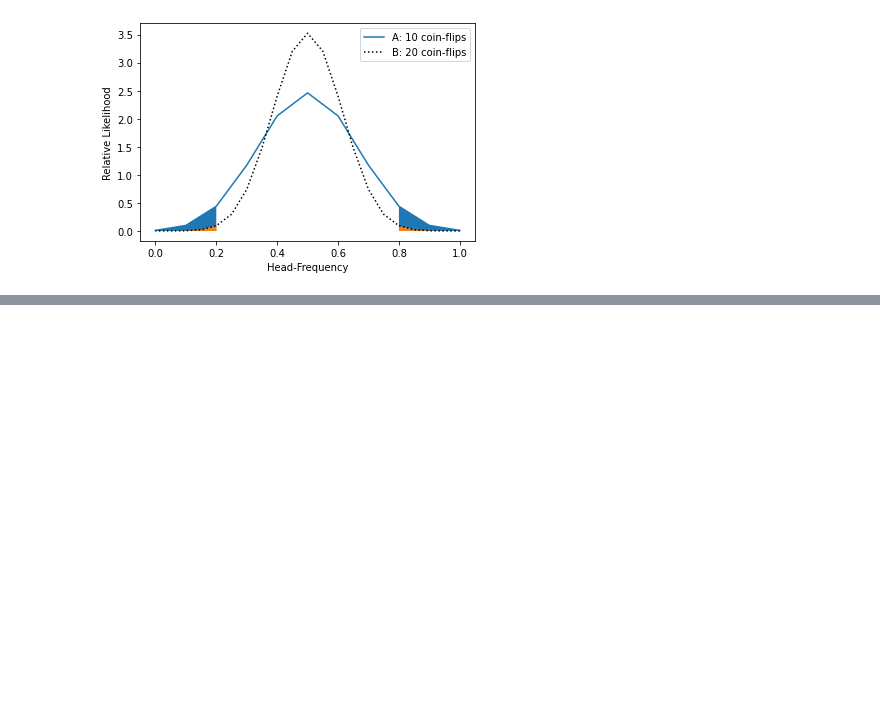
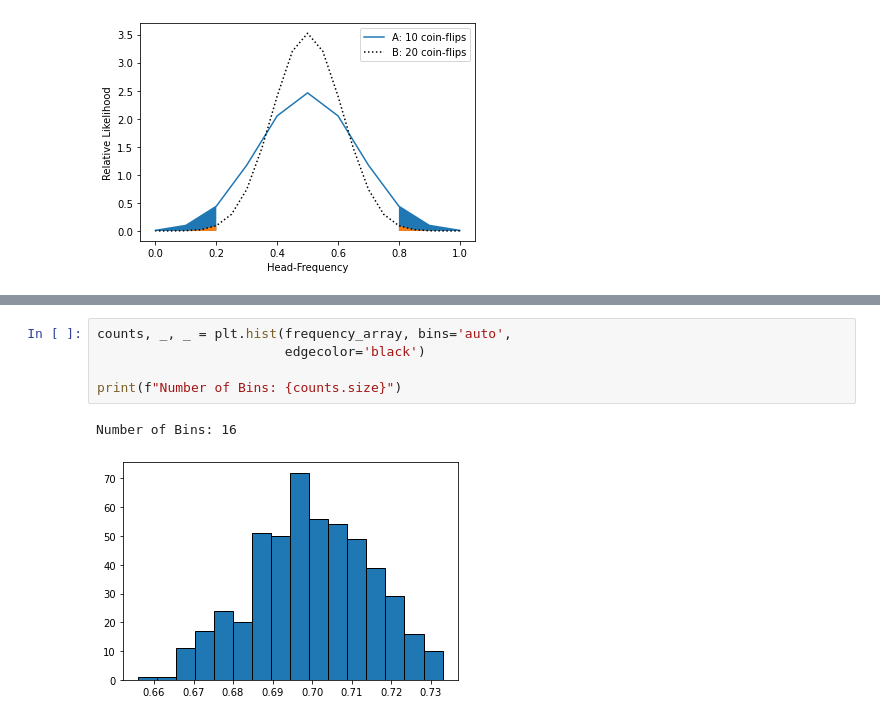
Before and after one commit to flyingdutch20/DataScienceBookcamp, a Jupyter notebook: 1.1 Probabilities.ipynb, the cells around one changed output, grey strips where cells are left out. Cells and saved outputs as stored; diff of their text form; blank space fills up the shorter version.

```diff
--- a/1.1 Probabilities.ipynb
+++ b/1.1 Probabilities.ipynb
@@ -416,0 +585,8 @@ plt.show()
+# %%
+counts, _, _ = plt.hist(frequency_array, bins='auto',
+                        edgecolor='black')
+
+print(f"Number of Bins: {counts.size}")
+# %% [output]
+Number of Bins: 16
+[figure, added]
```
Also changed, not shown: parts of 54 cells of this notebook.
